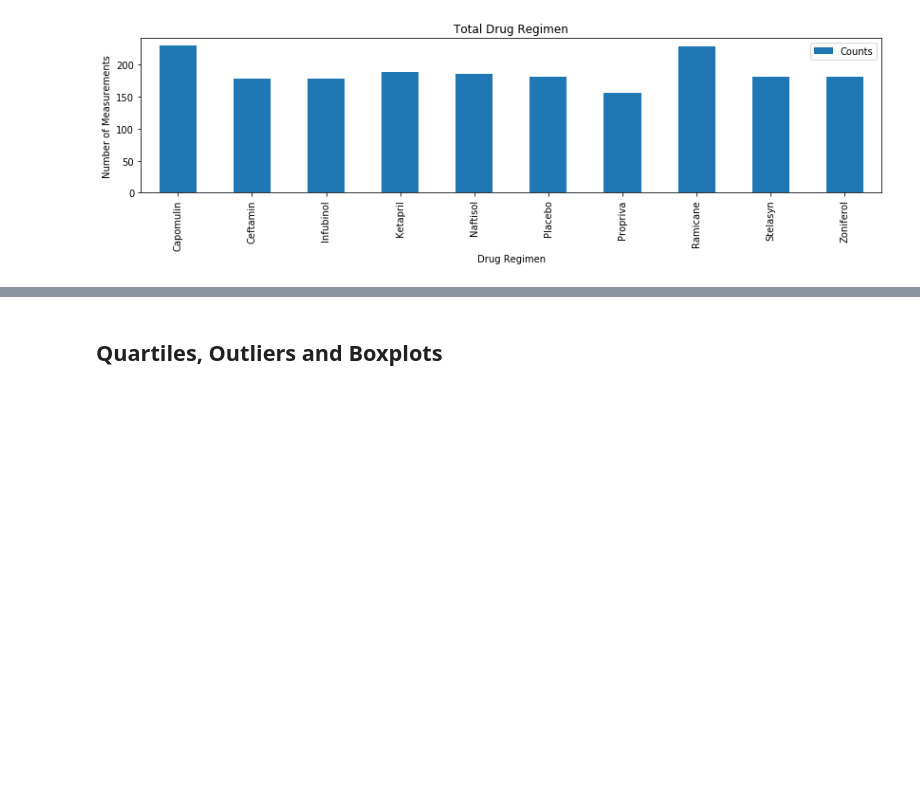
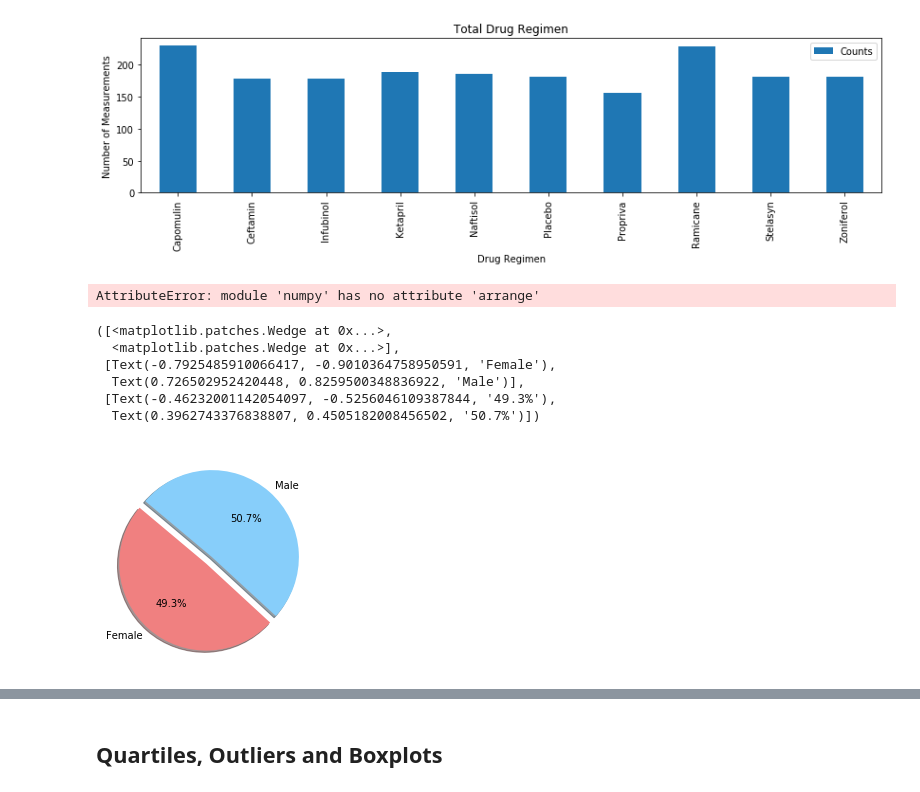
Before and after one commit to cblank210/matplotlib-challenge, a Jupyter notebook: Pymaceuticals/pymaceuticals.ipynb, the cells around one changed output, grey strips where cells are left out. Saved outputs shown, nothing was run; the diff lists cells and outputs as text; code cells hidden in the pictures; blank space fills up the shorter version.

Commit message:
pie chart progress

```diff
--- a/Pymaceuticals/pymaceuticals.ipynb
+++ b/Pymaceuticals/pymaceuticals.ipynb
@@ -144,7 +148,31 @@ plt.show()
 [figure]
 # %%
 # Generate a bar plot showing the total number of measurements taken on each drug regimen using pyplot.
+
+plt.figure(figsize=(14,3))
+plt.bar(x_axis,newy,color='r',label="Counts")
+plt.title('Total Drug Regimen')
+plt.xlabel('Drug Regimen')
+plot.ylabel('Number of Measurements')
+plt.legend(loc='best')
+plt.show()
+# %% [output]
+AttributeError: module 'numpy' has no attribute 'arrange'
 # %%
 # Generate a pie plot showing the distribution of female versus male mice using pandas
+gender_mice = clean_study.groupby('Sex')['Mouse ID'].count()
+
+labels = ['Female','Male']
+colors = ['lightcoral','lightskyblue']
+explode = (0.1, 0)
+plt.pie(gender_mice,explode=explode,labels=labels,colors=colors,autopct='%1.1f%%',shadow=True,startangle=140)
+# %% [output]
+([<matplotlib.patches.Wedge at 0x...>,
+  <matplotlib.patches.Wedge at 0x...>],
+ [Text(-0.7925485910066417, -0.9010364758950591, 'Female'),
+  Text(0.726502952420448, 0.8259500348836922, 'Male')],
+ [Text(-0.46232001142054097, -0.5256046109387844, '49.3%'),
+  Text(0.3962743376838807, 0.4505182008456502, '50.7%')])
+[figure, added]
 # %%
 # Generate a pie plot showing the distribution of female versus male mice using pyplot
```
Also changed, not shown: parts of 3 cells of this notebook.
